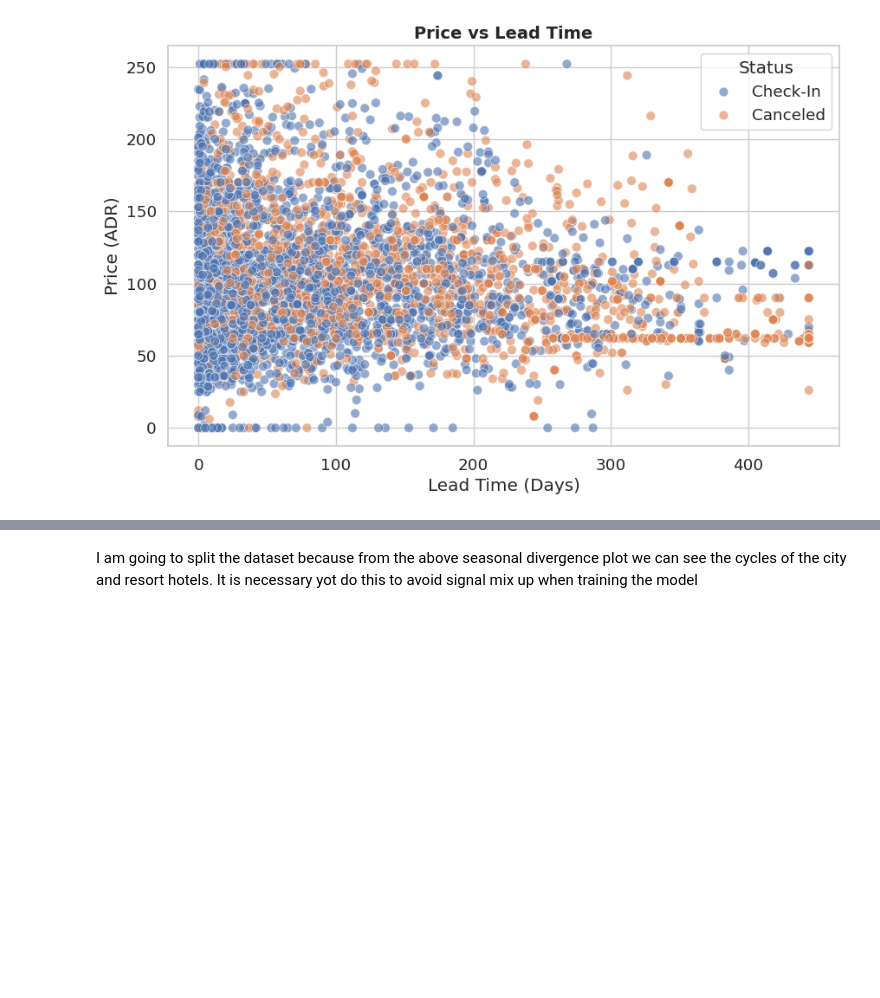
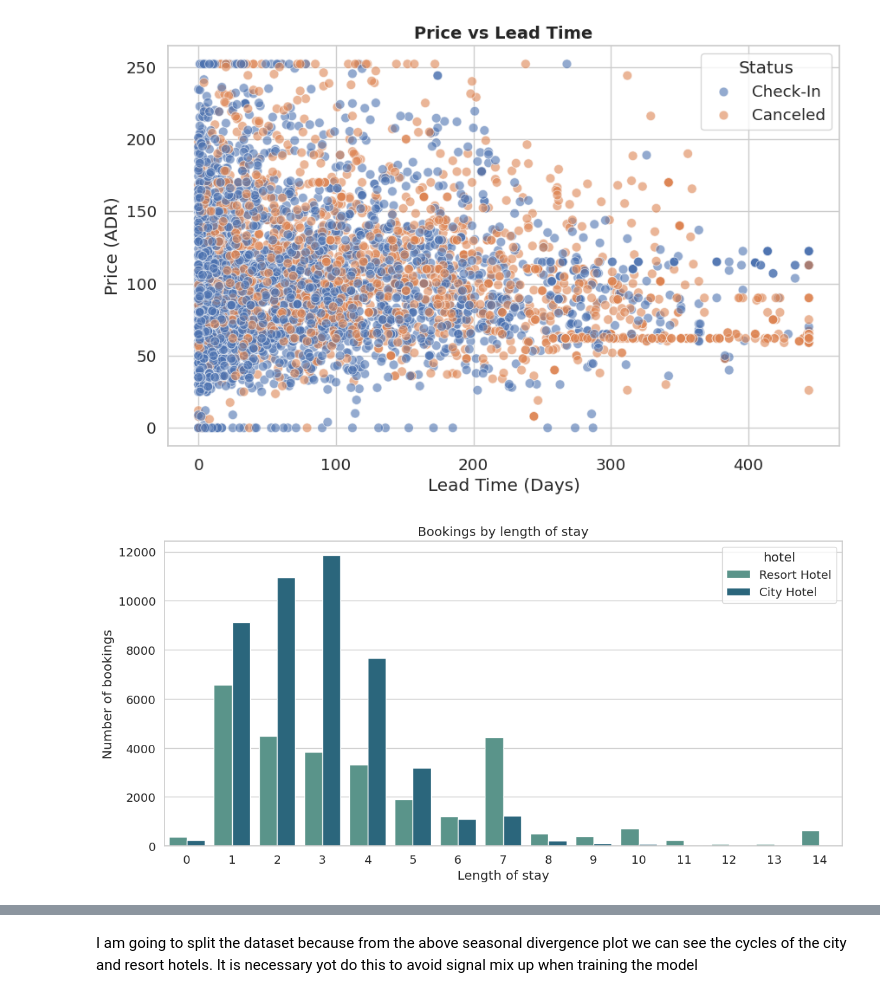
Before and after one commit to prime-programmer/Hotel-time-series-, a Jupyter notebook: Time_series.ipynb, the cells around one changed output, grey strips where cells are left out. Cells and saved outputs as stored; diff of their text form; code cells hidden in the pictures; blank space fills up the shorter version.

```diff
--- a/Time_series.ipynb
+++ b/Time_series.ipynb
@@ -323,3 +323,27 @@ Passing `palette` without assigning `hue` is deprecated and will be removed in v
 [figure]
 [figure]
 [figure]
+# %%
+# Total nights per booking
+
+df['total_nights'] = df['stays_in_week_nights'] + df['stays_in_weekend_nights']
+
+# Dataset with canceled bookings only
+
+canceled_bookings = df[df['is_canceled'] == 1]
+
+# Dataset with confirmed bookings only
+
+confirmed_bookings = df[df['is_canceled'] == 0]
+confirmed_bookings_int = df[df['is_canceled'] == 0]
+# %%
+plt.figure(figsize = (12, 6))
+plot_data = confirmed_bookings_int[confirmed_bookings_int['total_nights'] < 15]
+sns.countplot(x = 'total_nights', data = plot_data, hue = 'hotel', palette = 'crest')
+plt.title('Bookings by length of stay')
+plt.xlabel('Length of stay')
+plt.ylabel('Number of bookings')
+
+plt.tight_layout()
+# %% [output]
+[figure, added]
```
Also changed, not shown: parts of 18 cells of this notebook.
